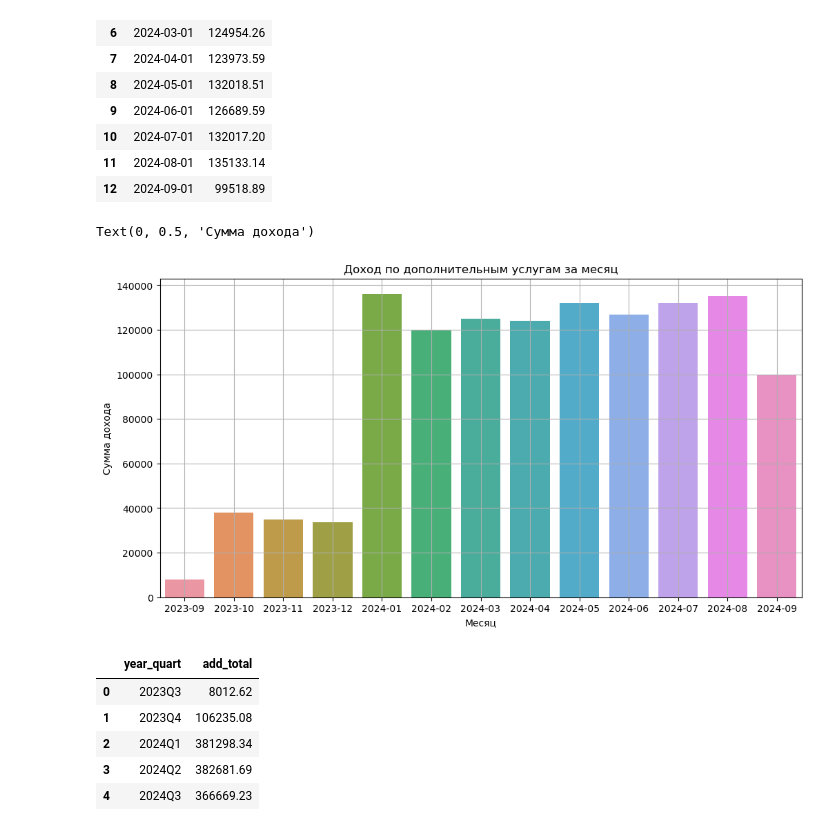
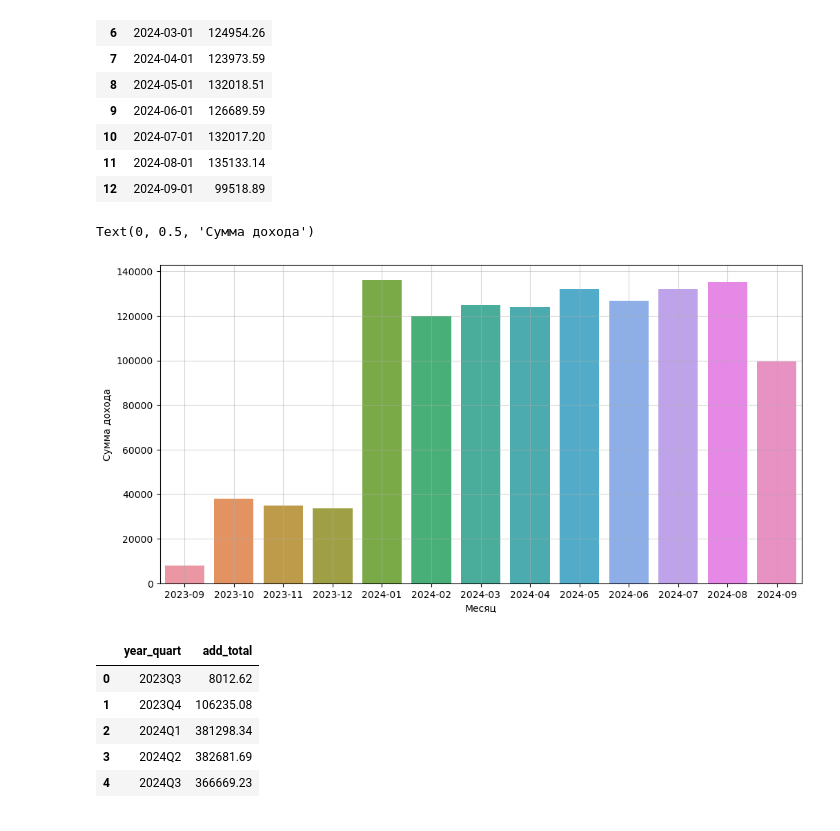
Before and after one commit to RiskofStorm/HSE, a Jupyter notebook: Python/HW_6.ipynb, the cells around one changed output. Drawn from its saved outputs; the diff is of its cells as text; code cells hidden in the pictures.

```diff
--- a/Python/HW_6.ipynb
+++ b/Python/HW_6.ipynb
@@ -356,17 +356,17 @@ add_monthly_earn
 # %%
 plt.figure(figsize=(12,6))
 sns.barplot(x='year_month',
             y='add_total',
             data=add_monthly_earn.sort_values(['year_month'], ascending=True)
             )
 
-plt.grid(True)
+plt.grid(True, alpha=.5)
 # plt.xticks(rotation=25)
 plt.xlabel('Месяц')
 plt.ylabel('Сумма дохода')
 # %% [output]
 Text(0, 0.5, 'Сумма дохода')
-[figure, old version]
+[figure, new version]
 # %%
 add_quarter_earn
 # %% [output]
```
Also changed, not shown: parts of 3 cells of this notebook.
